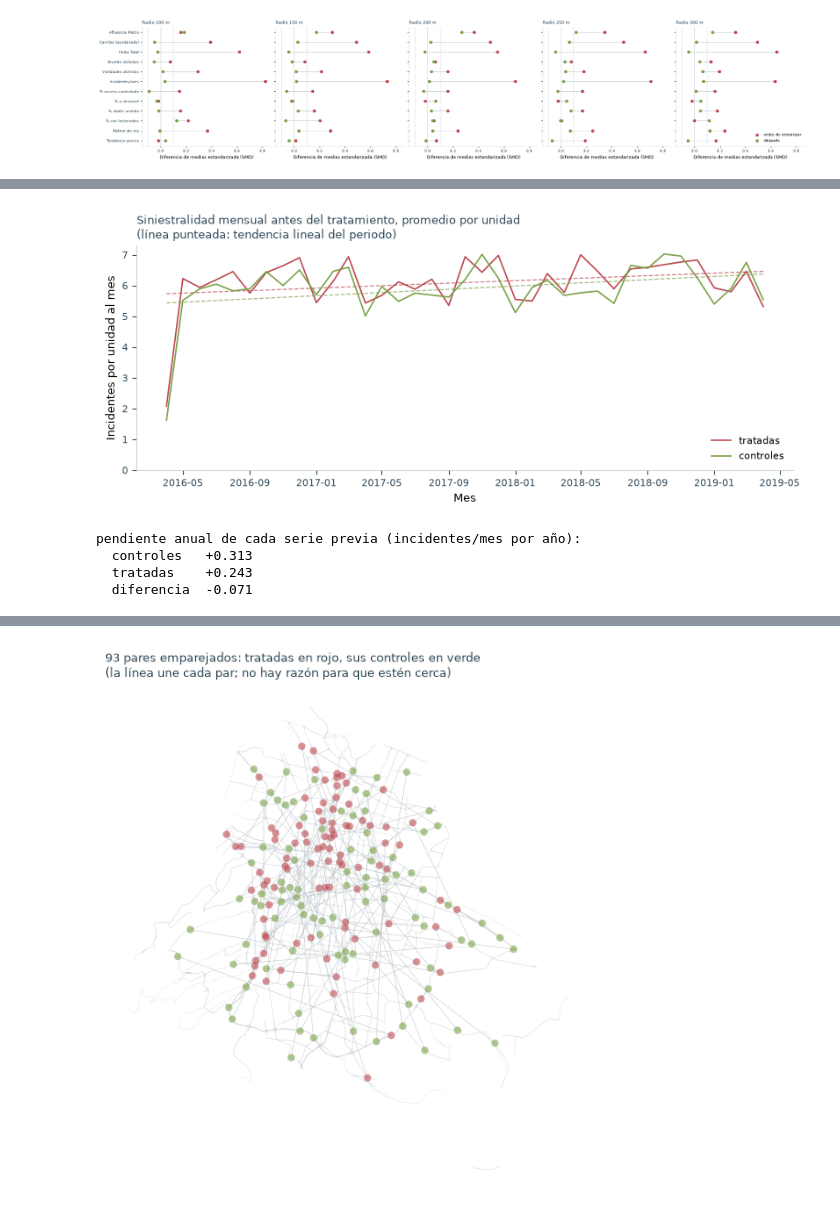
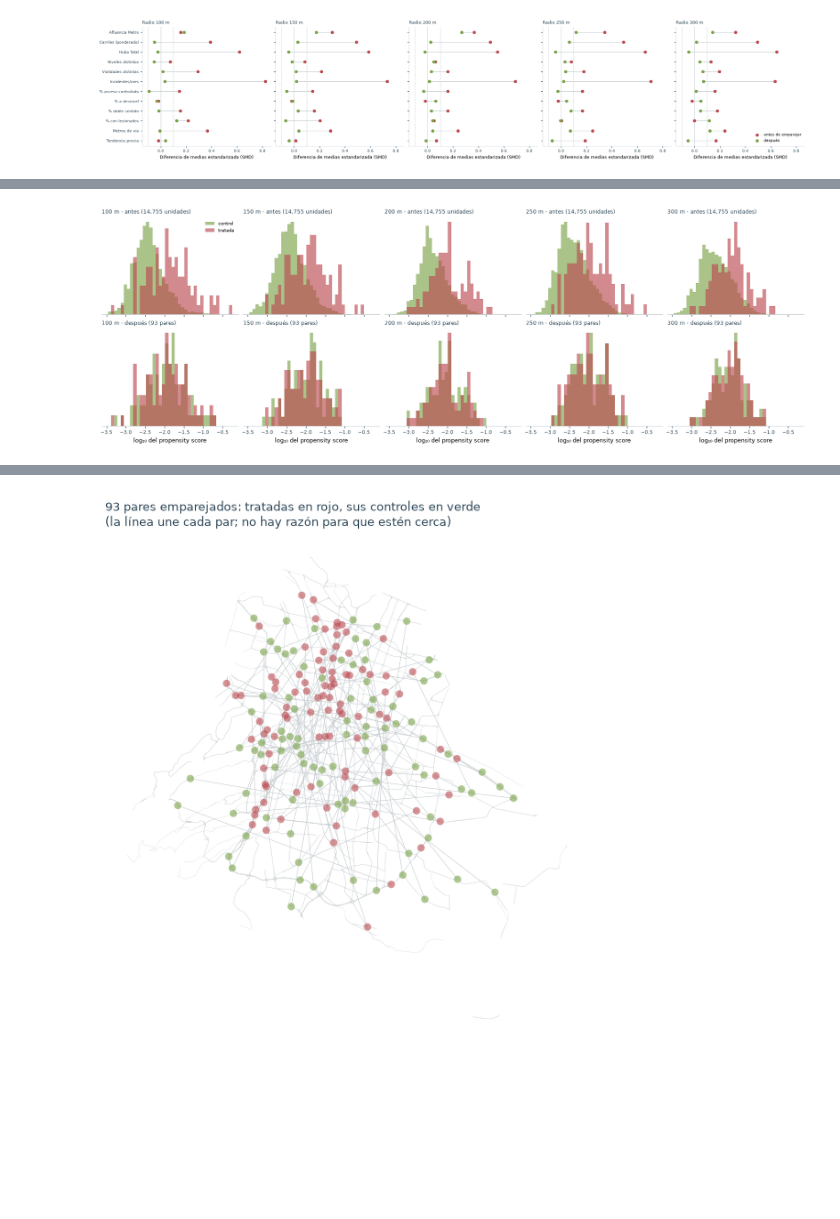
Before and after one commit to MarianoAlcarazAguilar/causal-effects-speed-cameras, a Jupyter notebook: scripts/resume-911/propensity-score.ipynb, the cells around one changed output, grey strips where cells are left out. Cells and saved outputs as stored; diff of their text form; code cells hidden in the pictures; blank space fills up the shorter version.

```diff
--- a/scripts/resume-911/propensity-score.ipynb
+++ b/scripts/resume-911/propensity-score.ipynb
@@ -555,45 +652,26 @@ plt.show()
-# %%
-# FIGURA 3 — tendencias previas: la evidencia del supuesto de identificación
-asignados = features.incidentes_asignados
-uids_tratadas = set(pares.tratada)
-uids_controles = set(pares.control)
-
-serie = (
-    asignados[asignados.uid.isin(uids_tratadas | uids_controles)]
-    .assign(
-        mes=lambda d: d.timestamp.dt.to_period("M").dt.to_timestamp(),
-        grupo=lambda d: np.where(d.uid.isin(uids_tratadas), "tratadas", "controles"),
-    )
-    .groupby(["grupo", "mes"]).peso.sum()
-    .unstack(0) / len(pares)      # promedio por unidad, para que sean comparables
-)
-serie = serie[serie.index < datos.fecha_tratamiento]
-
-fig, ax = plt.subplots(figsize=(8, 3.4), layout="constrained")
-for columna, color in [("tratadas", TRATADA), ("controles", CONTROL)]:
-    ax.plot(serie.index, serie[columna], color=color, lw=1.2, label=columna)
-    # tendencia lineal del periodo, para ver si las pendientes son paralelas
-    x = np.arange(len(serie))
-    b = np.polyfit(x, serie[columna], 1)
-    ax.plot(serie.index, np.polyval(b, x), color=color, lw=.9, ls="--", alpha=.7)
-
-ax.set_ylabel("Incidentes por unidad al mes")
-ax.set_xlabel("Mes")
-ax.set_ylim(bottom=0)
-ax.set_title("Siniestralidad mensual antes del tratamiento, promedio por unidad\n"
-             "(línea punteada: tendencia lineal del periodo)", fontsize=9, loc="left", color=TINTA)
-ax.legend(frameon=False, loc="lower right")
-limpiar(ax)
-plt.show()
-
-pendientes = {c: np.polyfit(np.arange(len(serie)), serie[c], 1)[0] * 12 for c in serie.columns}
-print("pendiente anual de cada serie previa (incidentes/mes por año):")
-for grupo, valor in pendientes.items():
-    print(f"  {grupo:<11} {valor:+.3f}")
-print(f"  diferencia  {pendientes['tratadas'] - pendientes['controles']:+.3f}")
-# %% [output]
-[figure, removed]
-pendiente anual de cada serie previa (incidentes/mes por año):
-  controles   +0.313
-  tratadas    +0.243
-  diferencia  -0.071
+# %%
+# FIGURA 2b — soporte común en los cinco radios
+# el score se reestima en cada radio, así que cada uno tiene su propio soporte
+todos_logs = np.concatenate([np.log10(e.datos_ps.ps) for e in emparejamientos.values()])
+bordes = np.linspace(np.percentile(todos_logs, .5), todos_logs.max(), 40)
+
+fig, axes = plt.subplots(2, len(emparejamientos), figsize=(3.2 * len(emparejamientos), 5.4),
+                         sharex=True, layout="constrained")
+for j, (radio, e) in enumerate(emparejamientos.items()):
+    for i, (muestra, momento) in enumerate([(e.datos_ps, "antes"), (e.emparejados, "después")]):
+        ax = axes[i, j]
+        for grupo, color, etiqueta in [(0, CONTROL, "control"), (1, TRATADA, "tratada")]:
+            ax.hist(np.log10(muestra.loc[muestra.tratado == grupo, "ps"]), bins=bordes,
+                    density=True, alpha=.65, color=color, label=etiqueta)
+        n = f"{len(muestra):,} unidades" if momento == "antes" else f"{len(e.pares)} pares"
+        ax.set_title(f"{radio} m · {momento} ({n})", fontsize=8.5, loc="left", color=TINTA)
+        ax.set_yticks([])
+        limpiar(ax)
+        ax.spines["left"].set_visible(False)
+        if i == 1:
+            ax.set_xlabel("log₁₀ del propensity score")
+
+axes[0, 0].legend(frameon=False, fontsize=7.5)
+plt.show()
+# %% [output]
+[figure, added]
```
Also changed, not shown: parts of 14 cells of this notebook, 2 other files.
